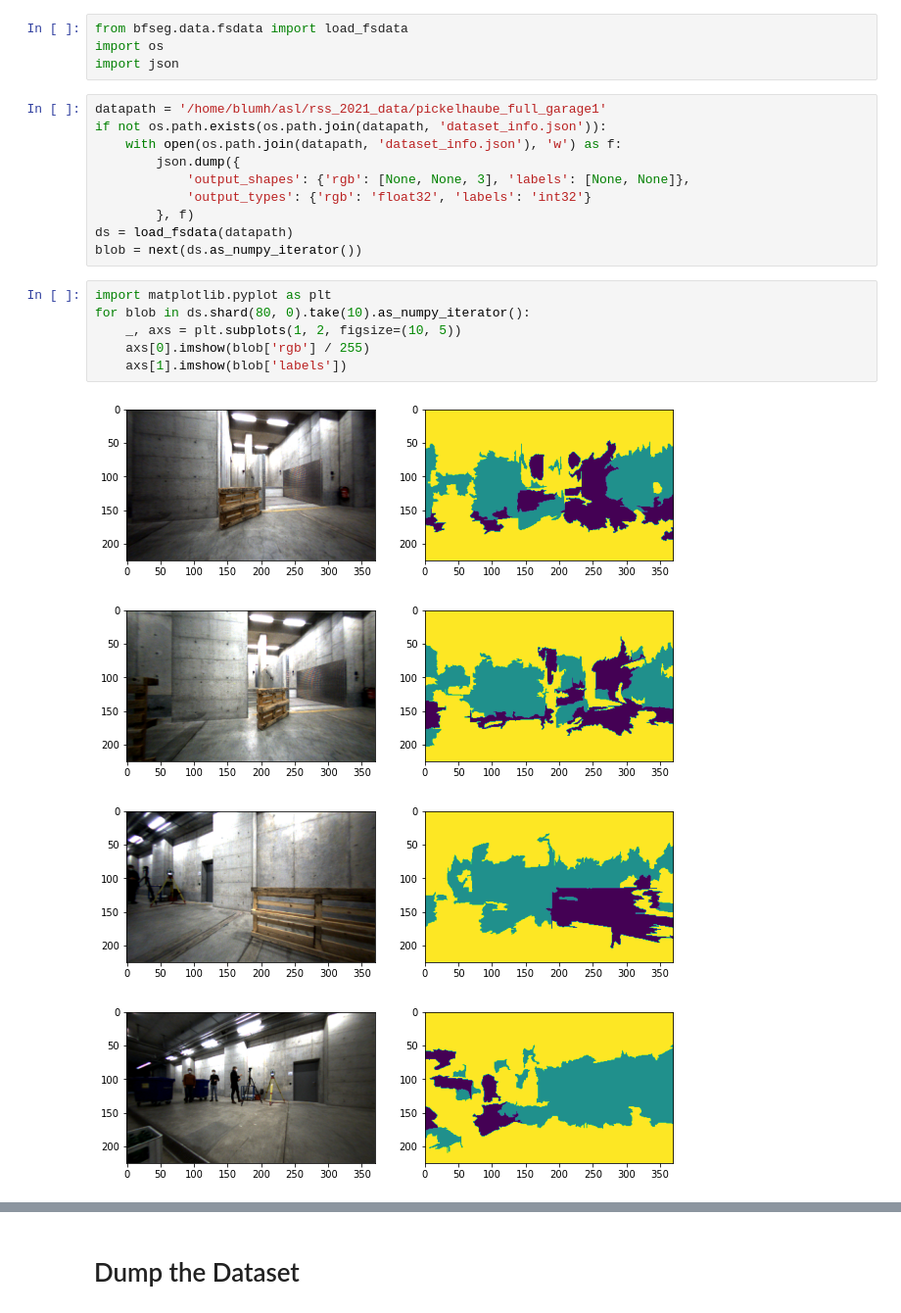
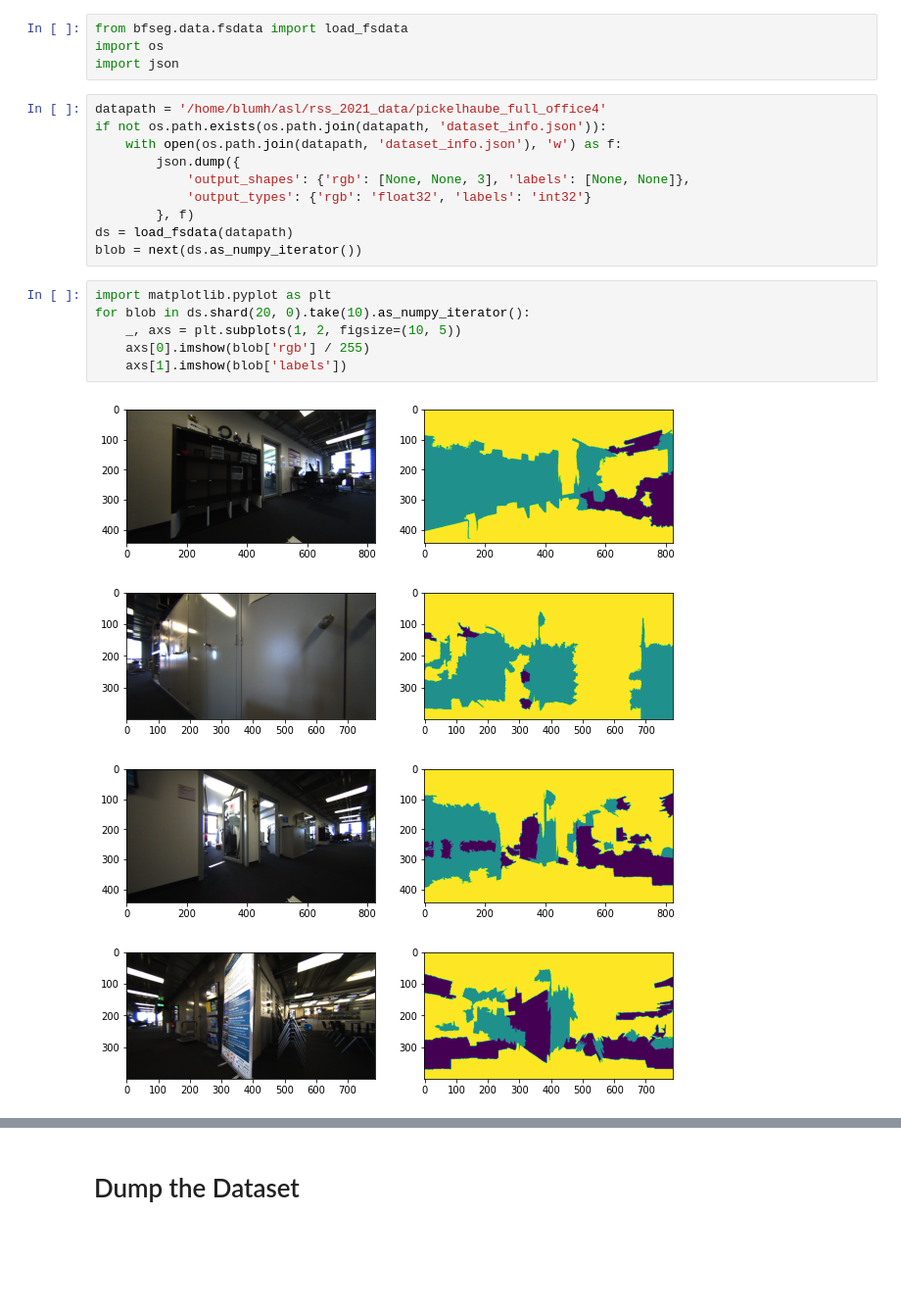
Before and after one commit to ethz-asl/background_foreground_segmentation, a Jupyter notebook: notebooks/pseudolabel inspection.ipynb, the cells around one changed output, grey strips where cells are left out. Shown at 98% size. Cells and saved outputs as stored; diff of their text form; blank space fills up the shorter version.

Commit message:
created office pseuodolabels

```diff
--- a/notebooks/pseudolabel inspection.ipynb
+++ b/notebooks/pseudolabel inspection.ipynb
@@ -6,7 +6,7 @@ from bfseg.data.fsdata import load_fsdata
 import os
 import json
 # %%
-datapath = '/home/blumh/asl/rss_2021_data/pickelhaube_full_garage1'
+datapath = '/home/blumh/asl/rss_2021_data/pickelhaube_full_office4'
 if not os.path.exists(os.path.join(datapath, 'dataset_info.json')):
     with open(os.path.join(datapath, 'dataset_info.json'), 'w') as f:
         json.dump({
@@ -17,12 +17,12 @@ ds = load_fsdata(datapath)
 blob = next(ds.as_numpy_iterator())
 # %%
 import matplotlib.pyplot as plt
-for blob in ds.shard(80, 0).take(10).as_numpy_iterator():
+for blob in ds.shard(20, 0).take(10).as_numpy_iterator():
     _, axs = plt.subplots(1, 2, figsize=(10, 5))
     axs[0].imshow(blob['rgb'] / 255)
     axs[1].imshow(blob['labels'])
 # %% [output]
-[figure, old version]
+[figure, new version]
-[figure, old version]
+[figure, new version]
-[figure, old version]
+[figure, new version]
-[figure, old version]
+[figure, new version]
```
Also changed, not shown: parts of 4 cells of this notebook, 6 other files.
